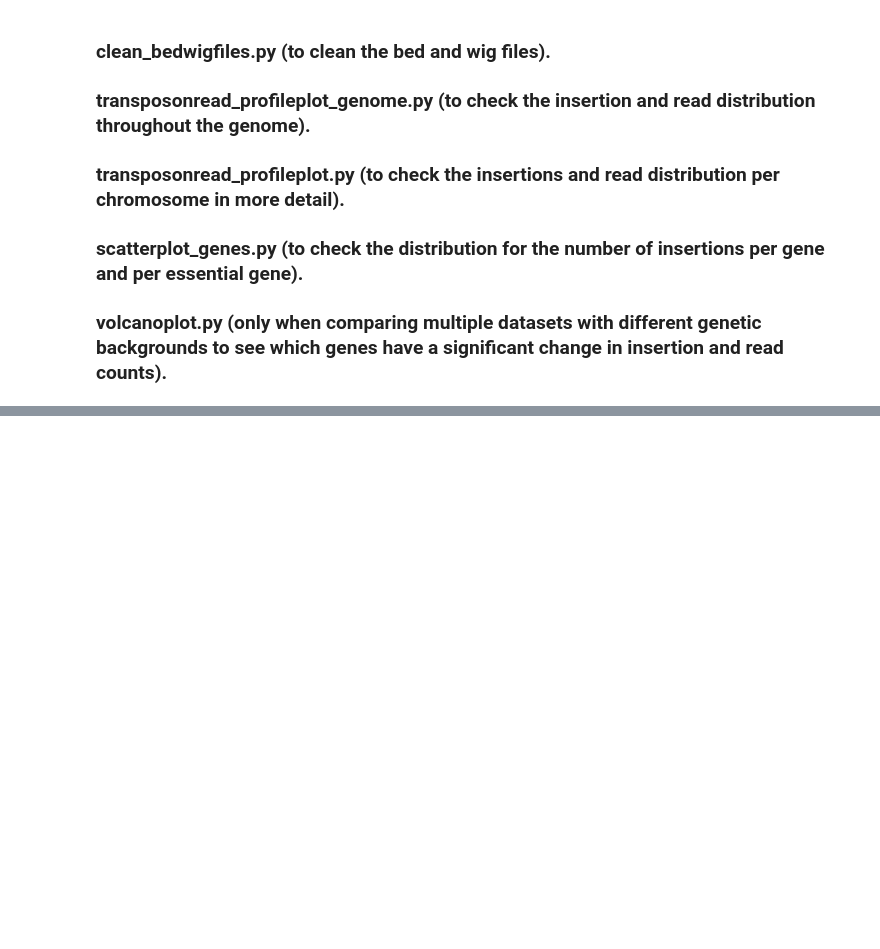
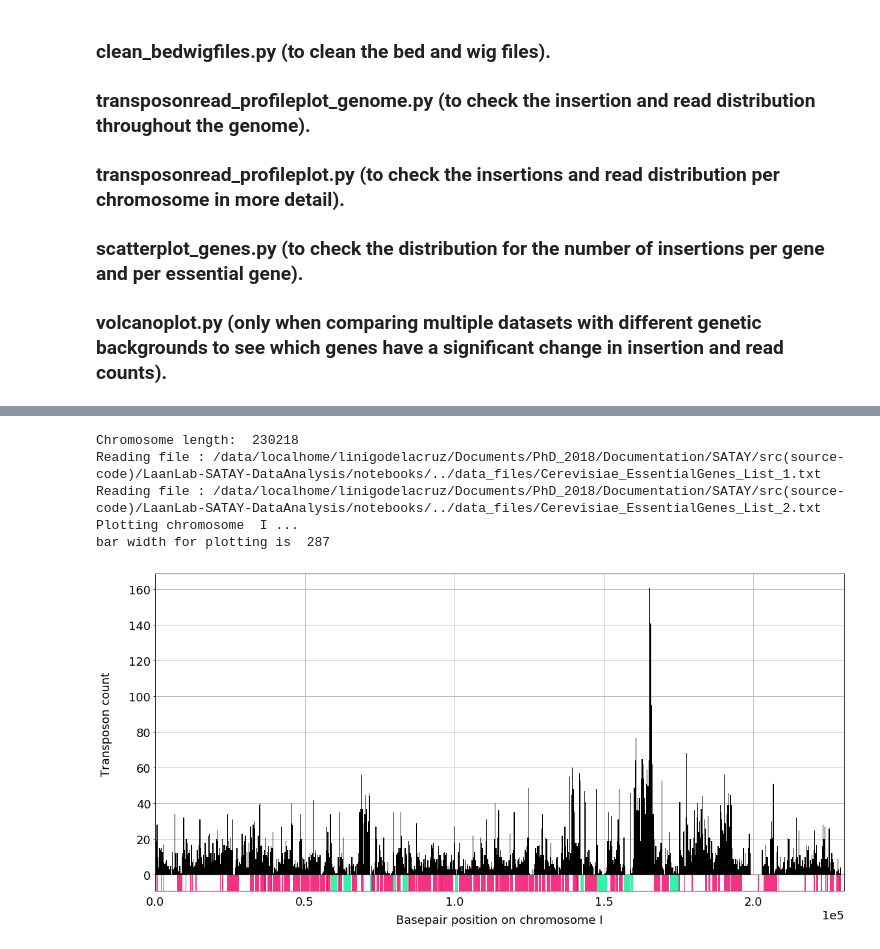
Before and after one commit to SATAY-LL/LaanLab-SATAY-DataAnalysis, a Jupyter notebook: notebooks/pipeline_workflow.ipynb, the cells around one changed output, grey strips where cells are left out. Saved outputs shown, nothing was run; the diff lists cells and outputs as text; code cells hidden in the pictures; blank space fills up the shorter version.

```diff
--- a/notebooks/pipeline_workflow.ipynb
+++ b/notebooks/pipeline_workflow.ipynb
@@ -33,0 +87,19 @@ KeyError: 17
+# %%
+# transposonread_profileplot.py (to check the insertions and read distribution per chromosome in more detail).
+sys.path.insert(1,os.path.join(dirname,'..','python_scripts'))
+from transposonread_profileplot import profile_plot
+
+bed_file=r"../data_files/data_merged_wt/WT_merged-DpnII-NlaIII-a_trimmed.sorted.bam_clean.bed"
+variable="transposons" #"reads" "transposons"
+chrom="I"
+bar_width=None
+savefig=False
+
+profile_plot(bed_file=bed_file, variable=variable, chrom=chrom, bar_width=bar_width, savefig=savefig)
+# %% [output]
+Chromosome length:  230218
+Reading file : /data/localhome/linigodelacruz/Documents/PhD_2018/Documentation/SATAY/src(source-code)/LaanLab-SATAY-DataAnalysis/notebooks/../data_files/Cerevisiae_EssentialGenes_List_1.txt
+Reading file : /data/localhome/linigodelacruz/Documents/PhD_2018/Documentation/SATAY/src(source-code)/LaanLab-SATAY-DataAnalysis/notebooks/../data_files/Cerevisiae_EssentialGenes_List_2.txt
+Plotting chromosome  I ...
+bar width for plotting is  287
+[figure, added]
```
Also changed, not shown: parts of 8 cells of this notebook, 12 other files.
